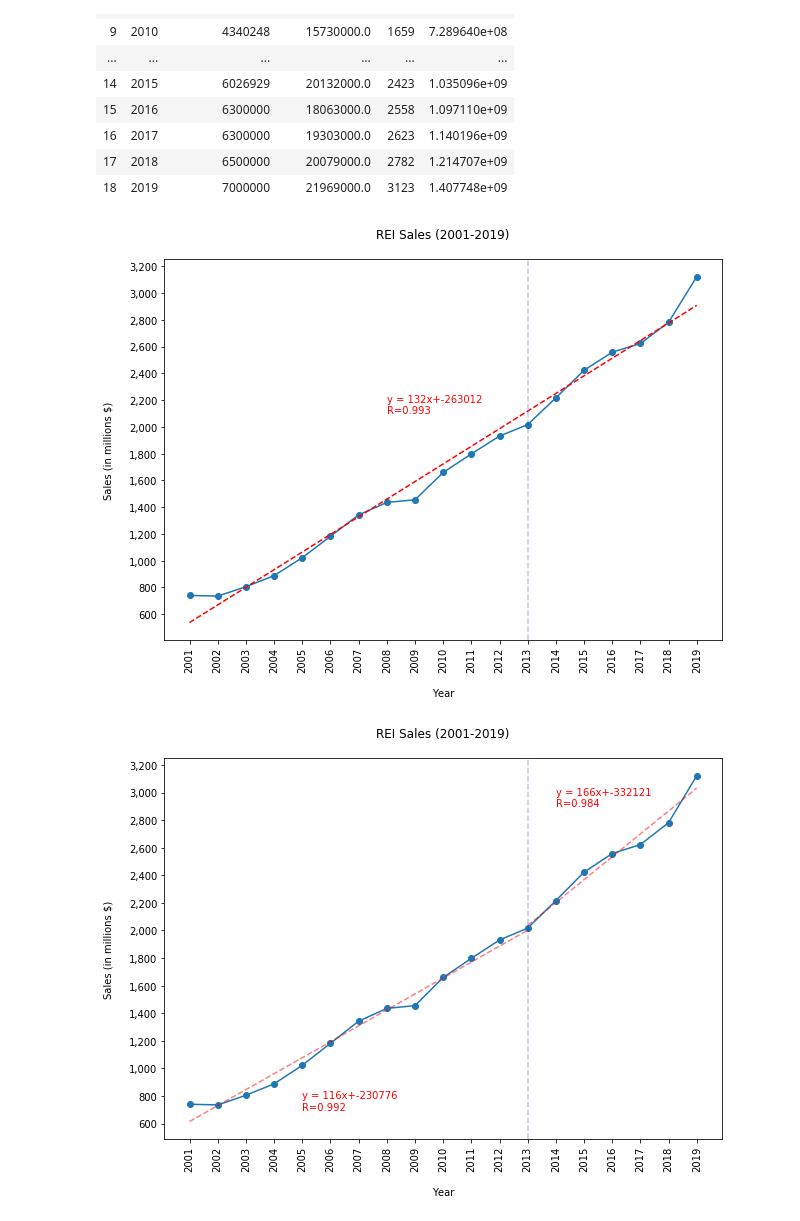
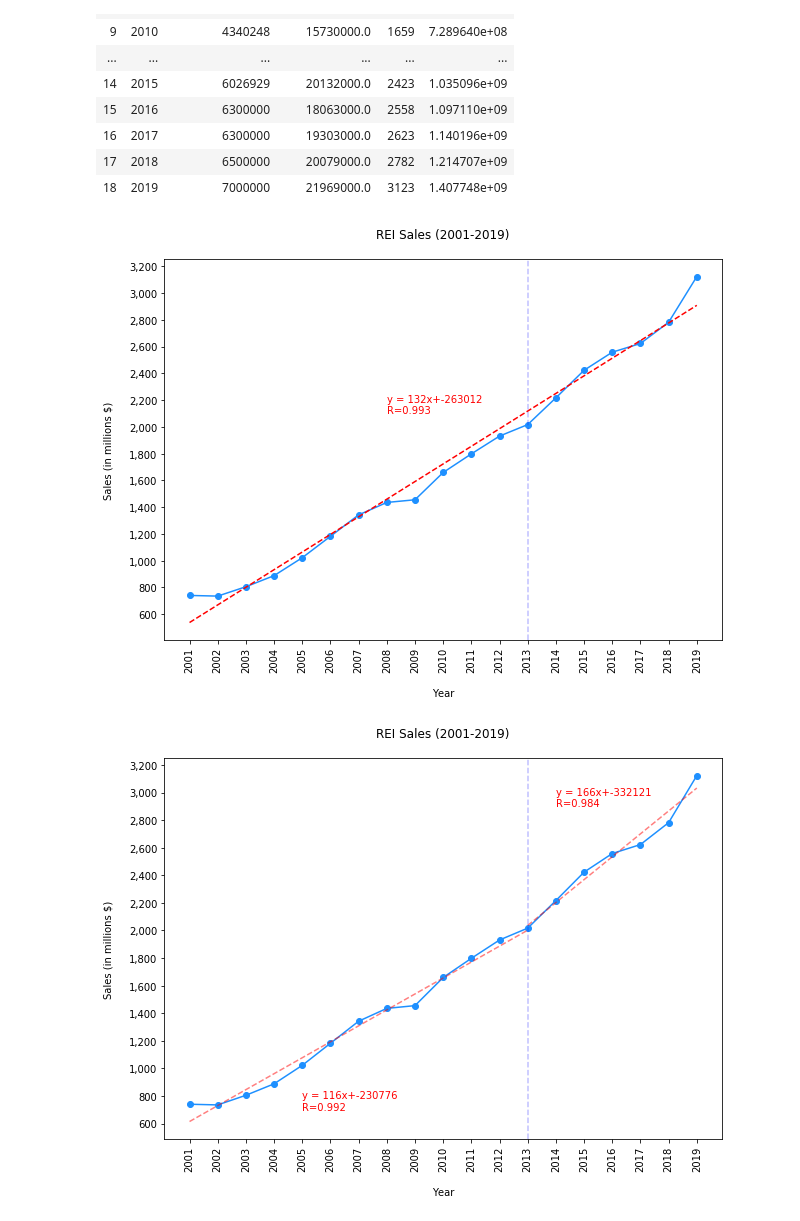
Before and after one commit to brendanlegas/Project1, a Jupyter notebook: code/rei_data.ipynb, the cells around one changed output. Drawn from its saved outputs; the diff is of its cells as text; code cells hidden in the pictures.

```diff
--- a/code/rei_data.ipynb
+++ b/code/rei_data.ipynb
@@ -69,7 +69,7 @@ plt.ylabel('Sales (in millions $)\n')
 plt.xlabel('\nYear')
 
 
-plt.plot(rei_x,rei_y,marker='o')#color='lightskyblue')
+plt.plot(rei_x,rei_y,marker='o',color='dodgerblue')#color='lightskyblue')
 
 
 line1=st.linregress(year_2001,sales_2001)
@@ -79,34 +79,34 @@ line3=st.linregress(rei_x,rei_y)
 x1=np.arange(year_2001.min(),year_2001.max()+1,1)
 x2=np.arange(year_2010.min(),year_2010.max()+1,1)
 x3=np.arange(rei_x.min(),rei_x.max()+1,1)
 
 eq1 = f"y = {int(round(line1[0]))}x+{int(round(line1[1]))}\nR={round(line1[2],3)}"
 eq2 = f"y = {int(round(line2[0]))}x+{int(round(line2[1]))}\nR={round(line2[2],3)}"
 eq3 = f"y = {int(round(line3[0]))}x+{int(round(line3[1]))}\nR={round(line3[2],3)}"
 
 line_1 = x1*line1[0] + line1[1]
 line_2 = x2*line2[0] + line2[1]
 line_3 = x3*line3[0] + line3[1]
 
 #plt.plot(x1,line_1,"r--",alpha=.5)
 #plt.plot(x2,line_2,"r--",alpha=.5)
 plt.plot(x3,line_3,"r--",alpha=1)
 
 #plt.annotate(eq1,(2005,700),color='red')
 #plt.annotate(eq2,(2014,2900),color='red')
 plt.annotate(eq3,(2008,2100),color='red')
 
 plt.title('REI Sales (2001-2019)\n')
 plt.axvline(x=2013,ls='--',color='blue',alpha=.25)
 
 ax = plt.gca()
 ax.get_yaxis().set_major_formatter(plt.FuncFormatter(lambda x, loc: "{:,}".format(int(x))))
 
 
 plt.savefig("../plots/rei_sales.png")
 plt.show()
 # %% [output]
-[figure, old version]
+[figure, new version]
 # %%
 plt.figure(figsize=(10,7))
 plt.yticks(np.arange(0,4500,200))
@@ -115,7 +115,7 @@ plt.ylabel('Sales (in millions $)\n')
 plt.xlabel('\nYear')
 
 
-plt.plot(rei_x,rei_y,marker='o')#color='lightskyblue')
+plt.plot(rei_x,rei_y,marker='o',color='dodgerblue')#color='lightskyblue')
 
 plt.plot(x1,line_1,"r--",alpha=.5)
 plt.plot(x2,line_2,"r--",alpha=.5)
@@ -133,7 +133,7 @@ ax.get_yaxis().set_major_formatter(plt.FuncFormatter(lambda x, loc: "{:,}".forma
 plt.savefig("../plots/rei_sales_2013.png")
 plt.show()
 # %% [output]
-[figure, old version]
+[figure, new version]
 # %%
 member_x=rei_clean['year']
 member_y=rei_clean['active_members']
```
Also changed, not shown: parts of 2 cells of this notebook, 10 other files.
